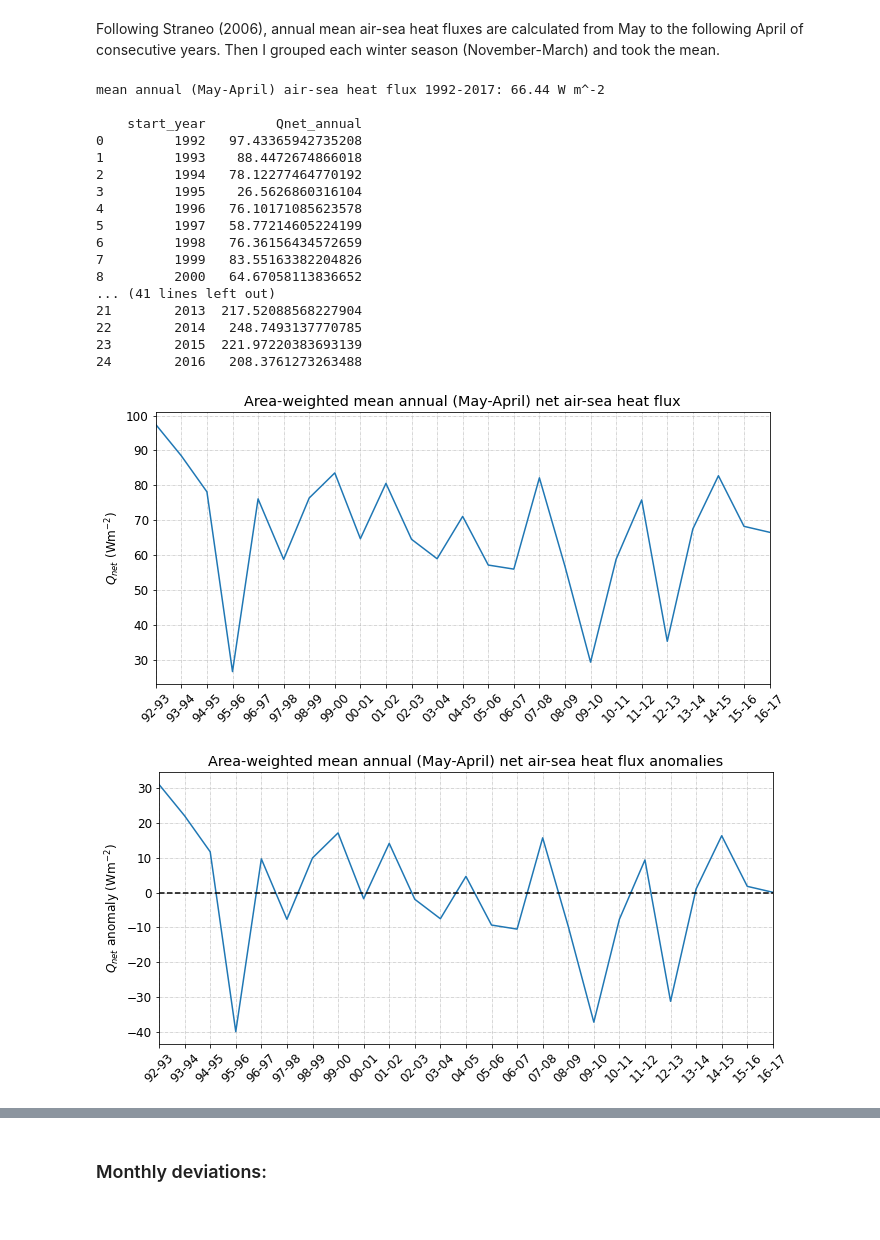
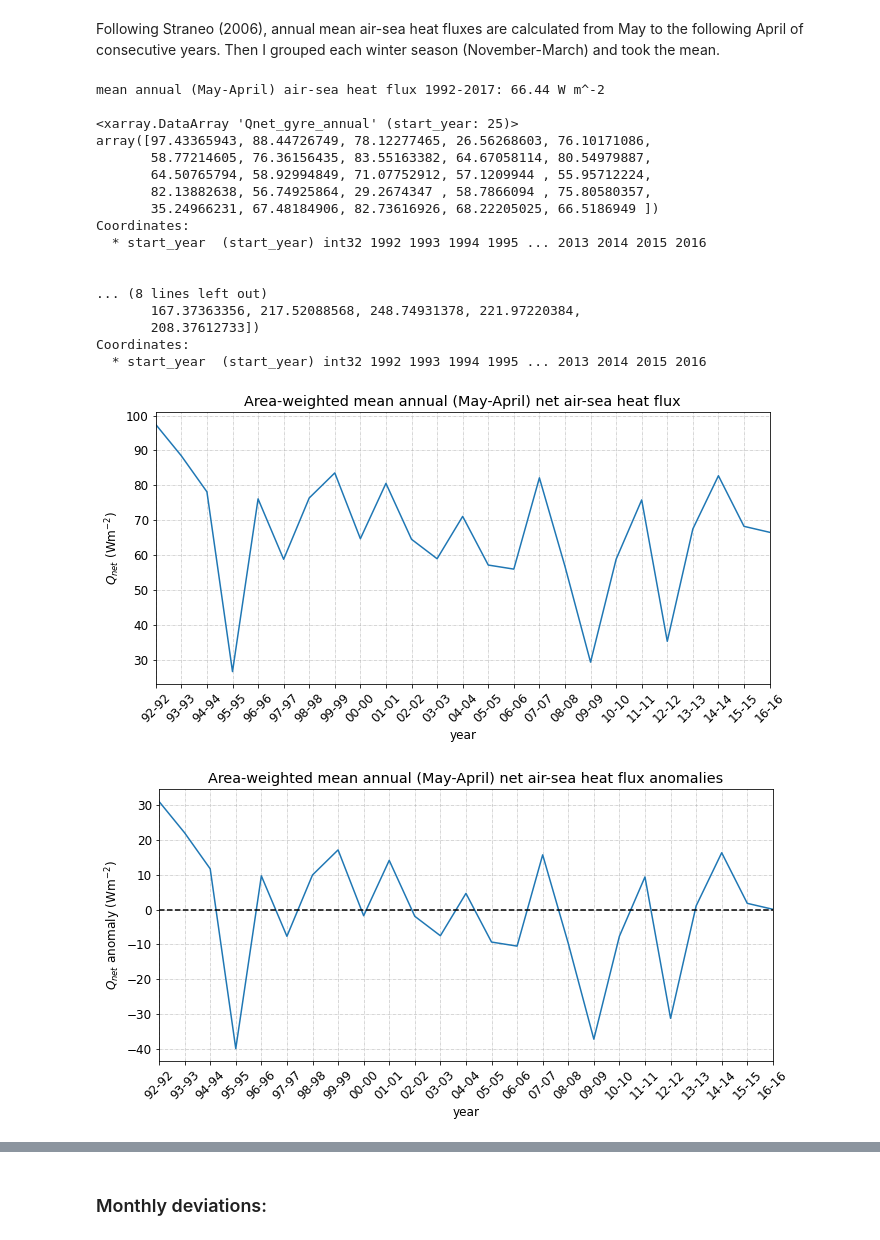
Before and after one commit to mjzahn/ecco, a Jupyter notebook: Zahn Qualifying Exam_edits.ipynb, the cells around one changed output, grey strips where cells are left out. Cells and saved outputs as stored; diff of their text form; code cells hidden in the pictures.

Commit message:
Final edits to heat flux calcs

```diff
--- a/Zahn Qualifying Exam_edits.ipynb
+++ b/Zahn Qualifying Exam_edits.ipynb
@@ -269,4 +274,5 @@ Variables in ECCO heat dataset to consider:
 # %%
-# calculate weighted average of monthly air-sea heat fluxes
+# To calculate the area-weighted mean net heat-flux, we need to get the total area over the subpolar gyre region
 area_gyre = geometry_ds.area*gyre_mask
+area_gyre_total = area_gyre.sum(['latitude','longitude'])
 # %%
@@ -376,8 +484,6 @@ Following Straneo (2006), annual mean air-sea heat fluxes are calculated from Ma
 # %%
 # loop through each year (May to April of consecutive years) and take the mean; then calculate only winter season (Nov-Mar) heat fluxes
 years = list(range(1992, 2017, 1))
-winter_heat = pd.DataFrame({"start_year": years})
-annual_heat = pd.DataFrame({"start_year": years})
 heat_year = []
 heat_winter = []
 
@@ -385,11 +491,7 @@ for year in years:
     # subset data from May-April (including winter season) of consecutive years
     data_tmp = EXFqnet_gyre.sel(time=slice('05-'+str(year),'04-'+str(year+1)))
     # take area-weighted mean to get mean annual air-sea heat flux
-    # weighted by grid-cell area
-    data_tmp_weight = (data_tmp*area_gyre)/area_gyre.sum(['latitude','longitude'])
-    # area-weighted mean heat flux
-    data_tmp_weighted = data_tmp_weight.sum(dim=["latitude","longitude"])
-    # assign to output
+    data_tmp_weighted = (data_tmp*area_gyre).sum(dim=["latitude","longitude"])/area_gyre_total
     heat_year.append(data_tmp_weighted.mean(dim=['time']).values)
 
     # subset weighted data from Nov-Mar to get winter season
@@ -397,56 +499,58 @@ for year in years:
     # assign to output
     heat_winter.append(winter_tmp.values)
 
-annual_heat['Qnet_annual'] = heat_year
-winter_heat['Qnet_winter'] = heat_winter
+# Create output DataArrays
+annual_heat_da = xr.DataArray(heat_year, dims='start_year', coords={'start_year': years}, name='Qnet_gyre_annual')
+winter_heat_da = xr.DataArray(heat_winter, dims='start_year', coords={'start_year': years}, name='Qnet_gyre_winter')
 
-heat_avg_year = annual_heat.Qnet_annual.mean()
-heat_avg_winter = winter_heat.Qnet_winter.mean()
+heat_avg_year = annual_heat_da.mean()
+heat_avg_winter = winter_heat_da.mean()
 
-print(f'mean annual (May-April) air-sea heat flux 1992-2017: {round(heat_avg_year,2)} W m^-2\n')
-print(f'{annual_heat}\n')
-print(f'mean winter (Nov-Mar) air-sea heat flux 1992-2017: {round(heat_avg_winter,2)} W m^-2\n')
-print(f'{winter_heat}\n')
+print(f'mean annual (May-April) air-sea heat flux 1992-2017: {heat_avg_year.round(2).values} W m^-2\n')
+print(annual_heat_da)
+print(f'\n\nmean winter (Nov-Mar) air-sea heat flux 1992-2017: {heat_avg_winter.round(2).values} W m^-2\n')
+print(winter_heat_da)
 # %% [output]
 mean annual (May-April) air-sea heat flux 1992-2017: 66.44 W m^-2
 
-    start_year         Qnet_annual
-0         1992   97.43365942735208
-1         1993    88.4472674866018
-2         1994   78.12277464770192
-3         1995    26.5626860316104
-4         1996   76.10171085623578
-5         1997   58.77214605224199
-6         1998   76.36156434572659
-7         1999   83.55163382204826
-8         2000   64.67058113836652
-... (41 lines left out)
-21        2013  217.52088568227904
-22        2014   248.7493137770785
-23        2015  221.97220383693139
-24        2016   208.3761273263488
+<xarray.DataArray 'Qnet_gyre_annual' (start_year: 25)>
+array([97.43365943, 88.44726749, 78.12277465, 26.56268603, 76.10171086,
+       58.77214605, 76.36156435, 83.55163382, 64.67058114, 80.54979887,
+       64.50765794, 58.92994849, 71.07752912, 57.1209944 , 55.95712224,
+       82.13882638, 56.74925864, 29.2674347 , 58.7866094 , 75.80580357,
+       35.24966231, 67.48184906, 82.73616926, 68.22205025, 66.5186949 ])
+Coordinates:
+  * start_year  (start_year) int32 1992 1993 1994 1995 ... 2013 2014 2015 2016
+
+
+... (8 lines left out)
+       167.37363356, 217.52088568, 248.74931378, 221.97220384,
+       208.37612733])
+Coordinates:
+  * start_year  (start_year) int32 1992 1993 1994 1995 ... 2013 2014 2015 2016
 # %%
 # plot annual mean heat flux
 yrs = pd.period_range(np.datetime64('1992'), freq='Y', periods=25).strftime('%Y').tolist()
 
 plt.figure(figsize=[11, 5])
 plt.rcParams['font.size'] = '12'
 
-plt.plot(annual_heat.start_year,annual_heat.Qnet_annual)
+annual_heat_da.plot()
 
 # ticks
 year_span = []
-for year in winter_heat.start_year:
+for year in winter_heat_da.start_year:
     year_span.append(str(year)[-2:]+'-'+str(year+1)[-2:])
 
 plt.margins(x=0)
 plt.grid(linestyle='-.', linewidth=0.5)
 plt.ylabel("$Q_{net}$ (Wm$^{-2}$)")
-plt.xticks(ticks=annual_heat.start_year, labels=year_span, rotation=45)
+plt.xticks(ticks=annual_heat_da.start_year, labels=year_span, rotation=45)
+plt.xlabel("year")
 
 plt.title("Area-weighted mean annual (May-April) net air-sea heat flux");
 # %% [output]
-[figure, old version]
+[figure, new version]
 # %%
 # plot annual mean heat flux anomalies
 yrs = pd.period_range(np.datetime64('1992'), freq='Y', periods=25).strftime('%Y').tolist()
@@ -454,17 +558,18 @@ yrs = pd.period_range(np.datetime64('1992'), freq='Y', periods=25).strftime('%Y'
 plt.figure(figsize=[11, 5])
 plt.rcParams['font.size'] = '12'
 
-plt.plot(annual_heat.start_year,annual_heat.Qnet_annual-heat_avg_year)
+(annual_heat_da-heat_avg_year).plot()
 
 plt.margins(x=0)
 plt.grid(linestyle='-.', linewidth=0.5)
 plt.ylabel("$Q_{net}$ anomaly (Wm$^{-2}$)")
-plt.xticks(ticks=annual_heat.start_year, labels=year_span, rotation=45)
+plt.xticks(ticks=annual_heat_da.start_year, labels=year_span, rotation=45)
 plt.axhline(y=0, color='k', linestyle='--')
+plt.xlabel("year")
 
 plt.title("Area-weighted mean annual (May-April) net air-sea heat flux anomalies");
 # %% [output]
-[figure, old version]
+[figure, new version]
 # %%
 # plot winter mean heat flux
 yrs = pd.period_range(np.datetime64('1992'), freq='Y', periods=25).strftime('%Y').tolist()
```
Also changed, not shown: parts of 88 cells of this notebook, 2 other files.
